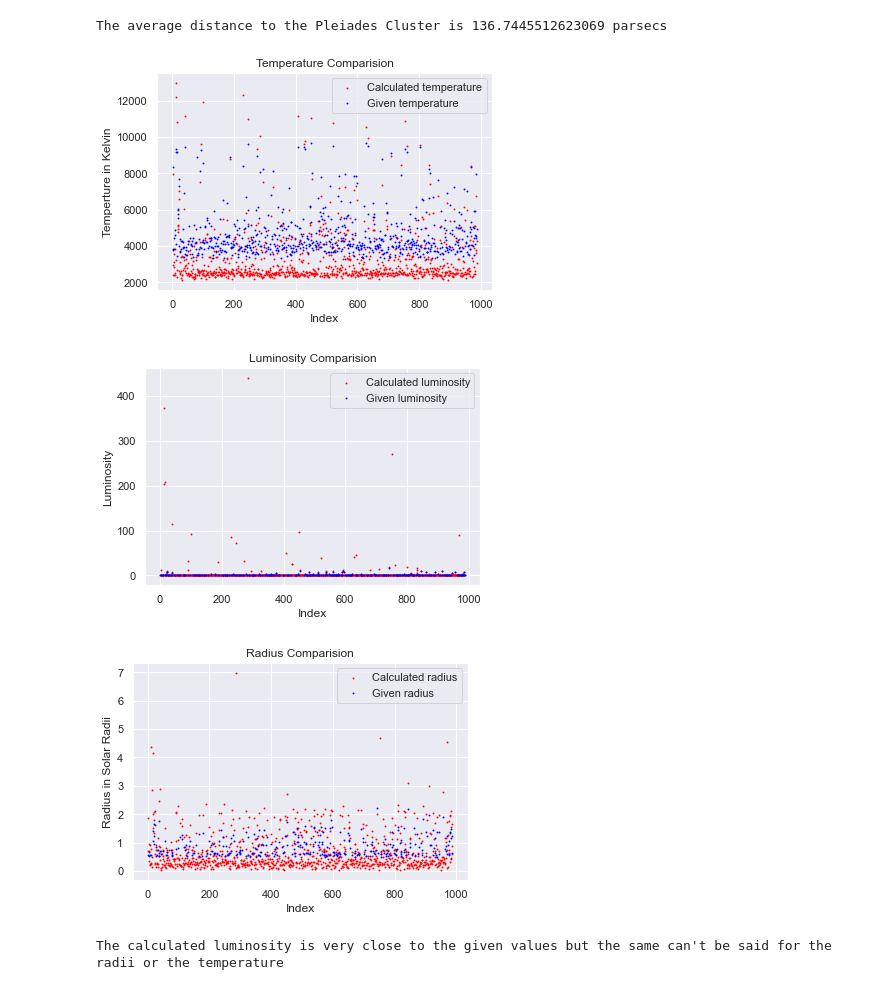
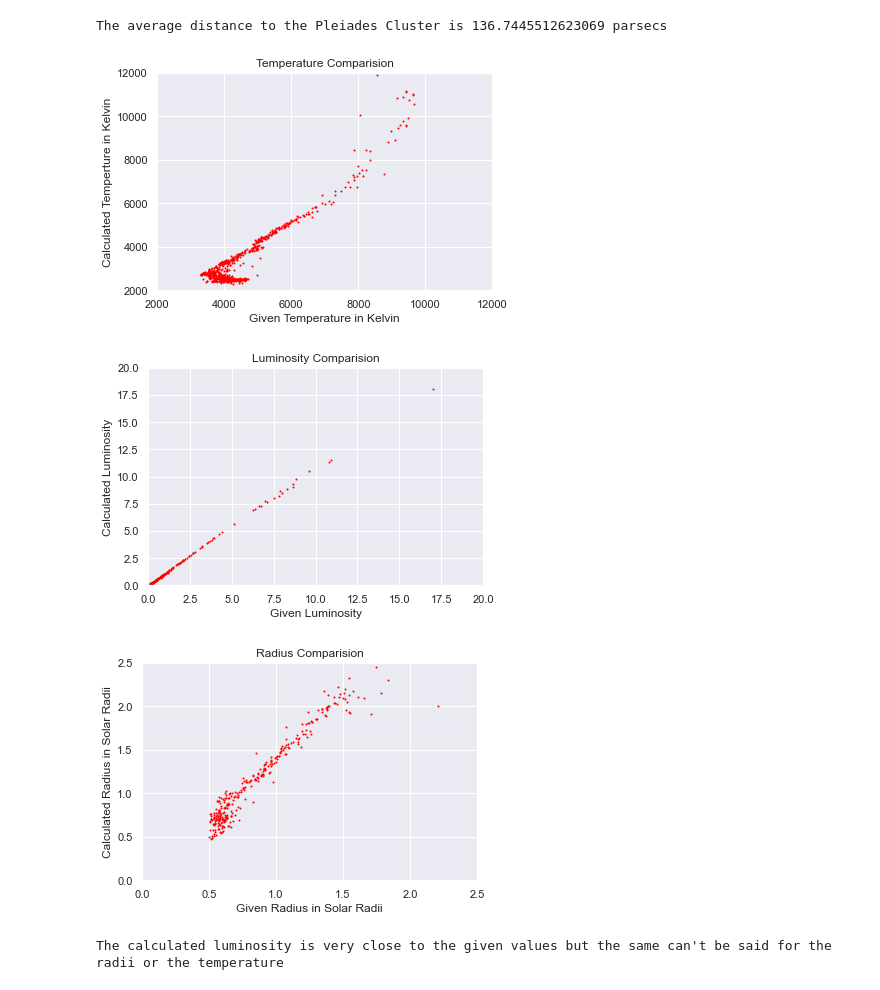
Before and after one commit to aryan-vora23/computational-astrophysics-2021, a Jupyter notebook: Final Project/proj.ipynb, the cells around one changed output. Cells and saved outputs as stored; diff of their text form; code cells hidden in the pictures.

```diff
--- a/Final Project/proj.ipynb
+++ b/Final Project/proj.ipynb
@@ -79,36 +75,33 @@ for i in range(1,df.shape[0]+1):
 # %%
 plt.figure()
-plt.scatter(index,df['temp'],label='Calculated temperature',c='red',s=0.75)
-plt.scatter(index,df['teff_val'],label='Given temperature',c='blue',s=0.75)
+plt.scatter(df['teff_val'],df['temp'],c='red',s=1)
+plt.axis([2000,12000,2000,12000])
 plt.title("Temperature Comparision")
-plt.xlabel("Index")
-plt.ylabel("Temperture in Kelvin")
-plt.legend()
+plt.xlabel("Given Temperature in Kelvin")
+plt.ylabel("Calculated Temperture in Kelvin")
 plt.show()
 # %% [output]
-[figure, old version]
+[figure, new version]
 # %%
 plt.figure()
-plt.scatter(index,df['lumi'],label='Calculated luminosity',c='red',s=0.75)
-plt.scatter(index,df['lum_val'],label='Given luminosity',c='blue',s=0.75)
+plt.scatter(df['lum_val'],df['lumi'],c='red',s=1)
+plt.axis([0,20,0,20])
 plt.title("Luminosity Comparision")
-plt.xlabel("Index")
-plt.ylabel("Luminosity")
-plt.legend()
+plt.xlabel("Given Luminosity")
+plt.ylabel("Calculated Luminosity")
 plt.show()
 # %% [output]
-[figure, old version]
+[figure, new version]
 # %%
 plt.figure()
-plt.scatter(index,df['radi'],label='Calculated radius',c='red',s=0.75)
-plt.scatter(index,df['radius_val'],label='Given radius',c='blue',s=0.75)
+plt.scatter(df['radius_val'],df['radi'],c='red',s=1)
+plt.axis([0,2.5,0,2.5])
 plt.title("Radius Comparision")
-plt.xlabel("Index")
-plt.ylabel("Radius in Solar Radii")
-plt.legend()
+plt.xlabel("Given Radius in Solar Radii")
+plt.ylabel("Calculated Radius in Solar Radii")
 plt.show()
 # %% [output]
-[figure, old version]
+[figure, new version]
 # %%
 print("The calculated luminosity is very close to the given values but the same can't be said for the radii or the temperature")
 # %% [output]
```
Also changed, not shown: parts of 1 cell of this notebook.
